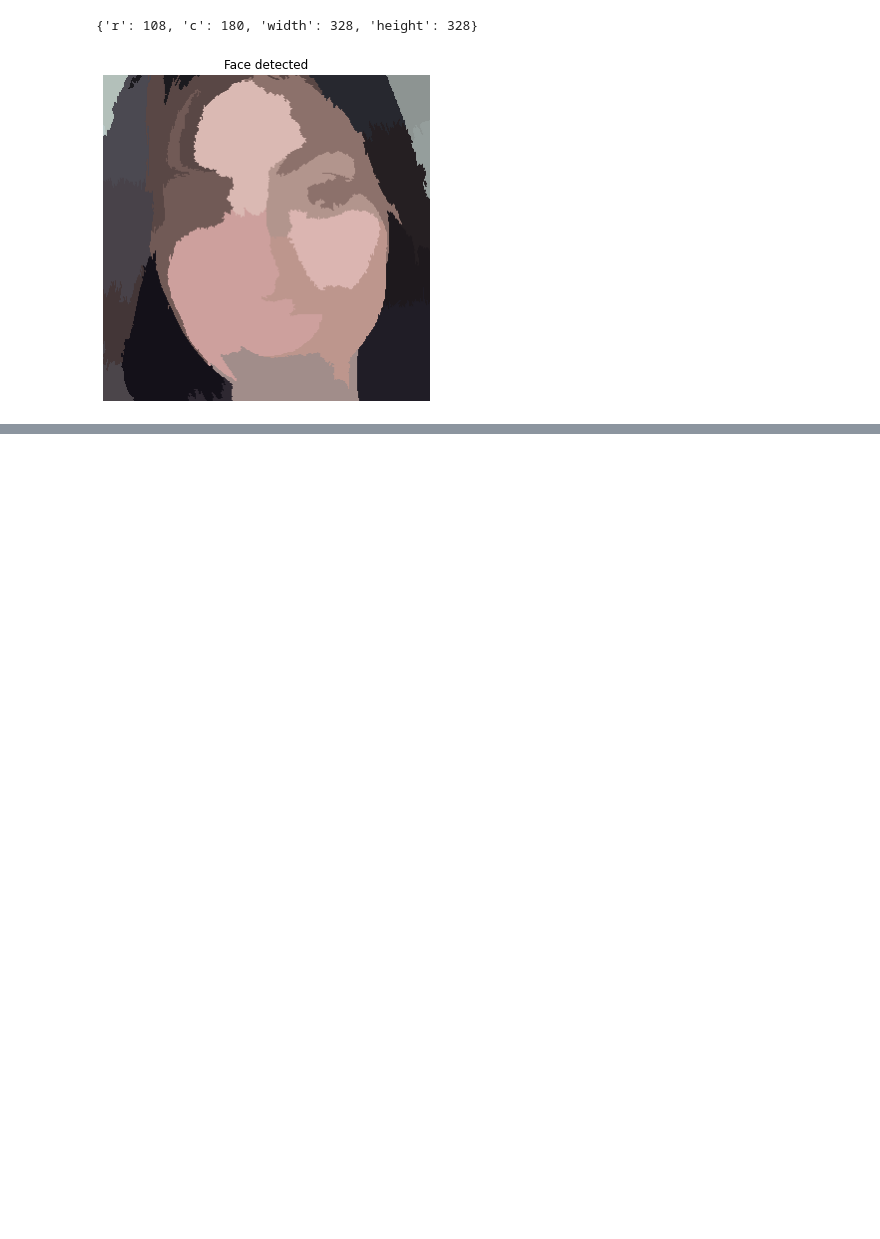
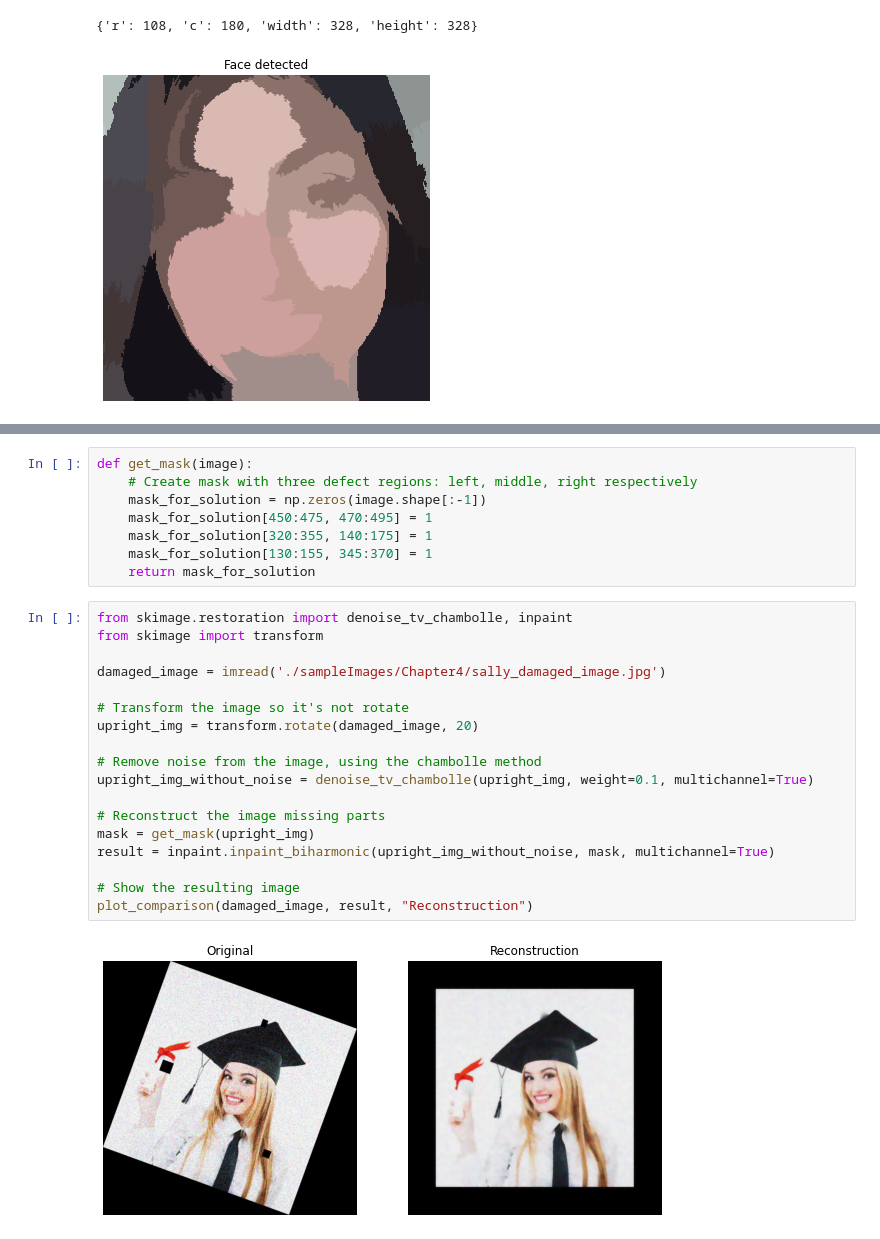
Before and after one commit to MizanurRahmann/Image-Processing-In-Python, a Jupyter notebook: Chapter-4 [Advanced Operations, Detecting Faces and Features].ipynb, the cells around one changed output, grey strips where cells are left out. Drawn from its saved outputs; the diff is of its cells as text; blank space fills up the shorter version.

```diff
--- a/Chapter-4 [Advanced Operations, Detecting Faces and Features].ipynb
+++ b/Chapter-4 [Advanced Operations, Detecting Faces and Features].ipynb
@@ -417,0 +585,28 @@ show_detected_face(segmented_image, detected)
+# %%
+def get_mask(image):
+    # Create mask with three defect regions: left, middle, right respectively
+    mask_for_solution = np.zeros(image.shape[:-1])
+    mask_for_solution[450:475, 470:495] = 1
+    mask_for_solution[320:355, 140:175] = 1
+    mask_for_solution[130:155, 345:370] = 1
+    return mask_for_solution
+# %%
+from skimage.restoration import denoise_tv_chambolle, inpaint
+from skimage import transform
+
+damaged_image = imread('./sampleImages/Chapter4/sally_damaged_image.jpg')
+
+# Transform the image so it's not rotate
+upright_img = transform.rotate(damaged_image, 20)
+
+# Remove noise from the image, using the chambolle method
+upright_img_without_noise = denoise_tv_chambolle(upright_img, weight=0.1, multichannel=True)
+
+# Reconstruct the image missing parts
+mask = get_mask(upright_img)
+result = inpaint.inpaint_biharmonic(upright_img_without_noise, mask, multichannel=True)
+
+# Show the resulting image
+plot_comparison(damaged_image, result, "Reconstruction")
+# %% [output]
+[figure, added]
```
Also changed, not shown: parts of 5 cells of this notebook, 4 other files.
